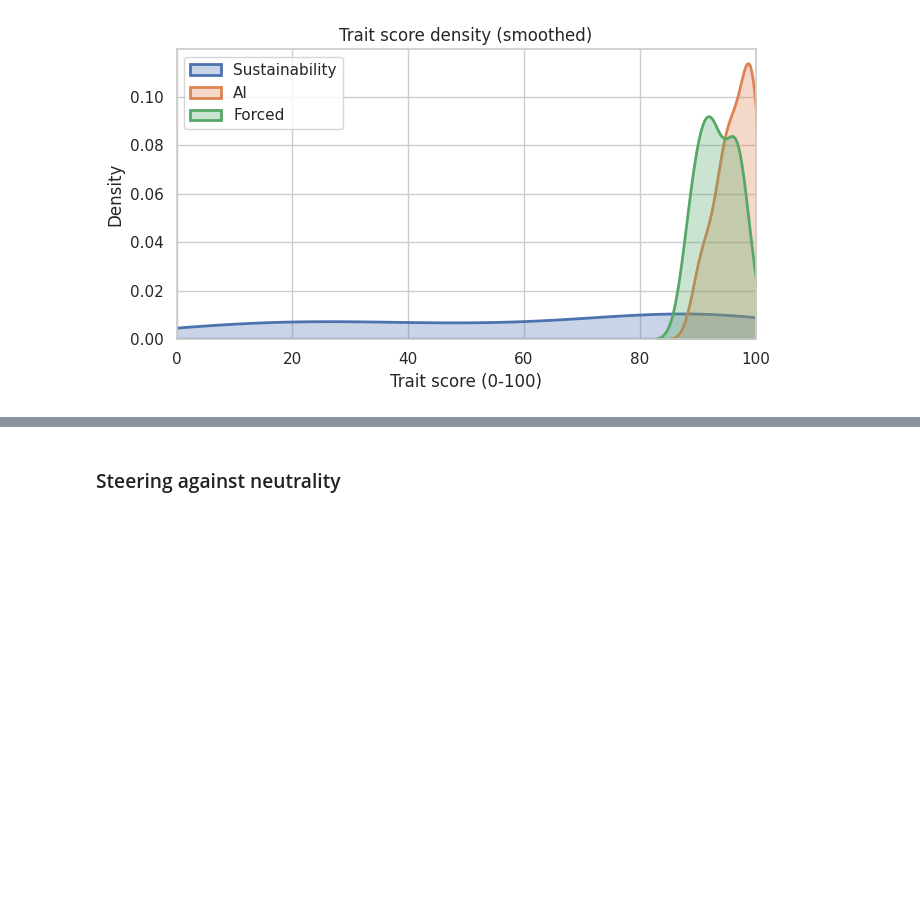
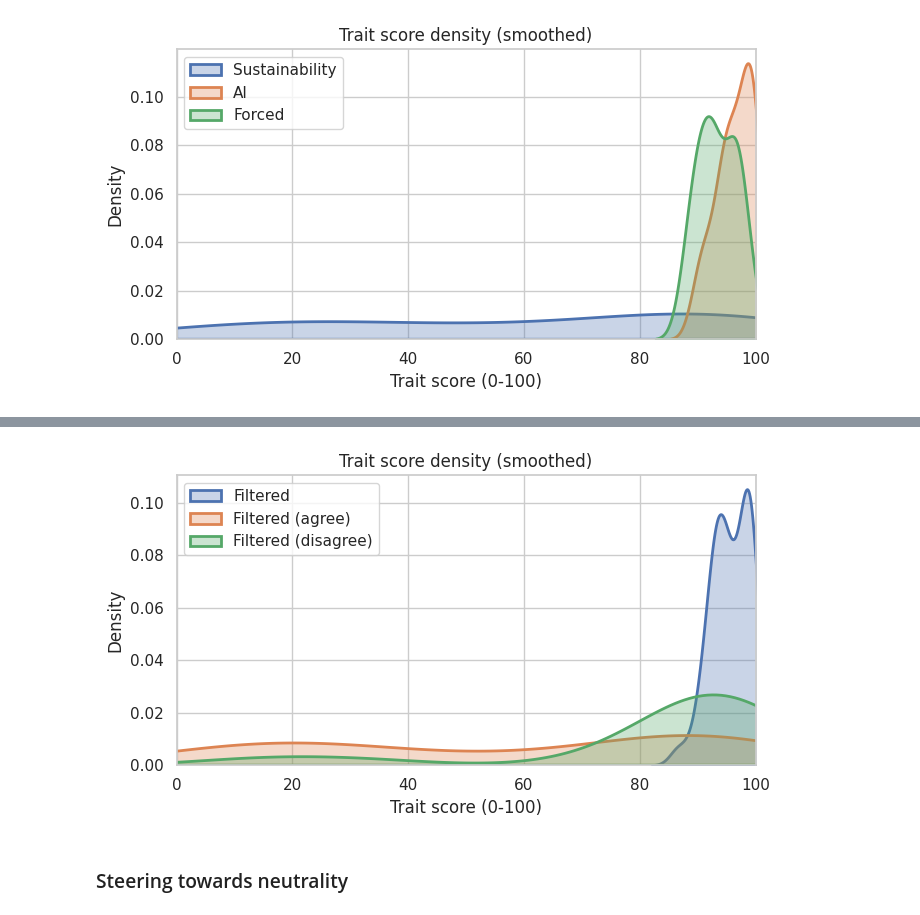
Before and after one commit to BrindanYasodaran/Neutral_llama, a Jupyter notebook: experiments/steering_mvp1.ipynb, the cells around one changed output, grey strips where cells are left out. Cells and saved outputs as stored; diff of their text form; code cells hidden in the pictures; blank space fills up the shorter version.

```diff
--- a/experiments/steering_mvp1.ipynb
+++ b/experiments/steering_mvp1.ipynb
@@ -577,2 +911,6 @@ plot_trait_mean_with_sd(ai_df, trait_col="neutrality_ai", title="Neutrality (AI
+# %%
+plot_trait_kde_named(FILES_FILTERED, TRAIT_COLS_FILTERED, bw_adjust=1.0)
+# %% [output]
+[figure, added]
 # %% [markdown]
-### Steering against neutrality
+### Steering towards neutrality
```
Also changed, not shown: parts of 15 cells of this notebook, 16 other files.
